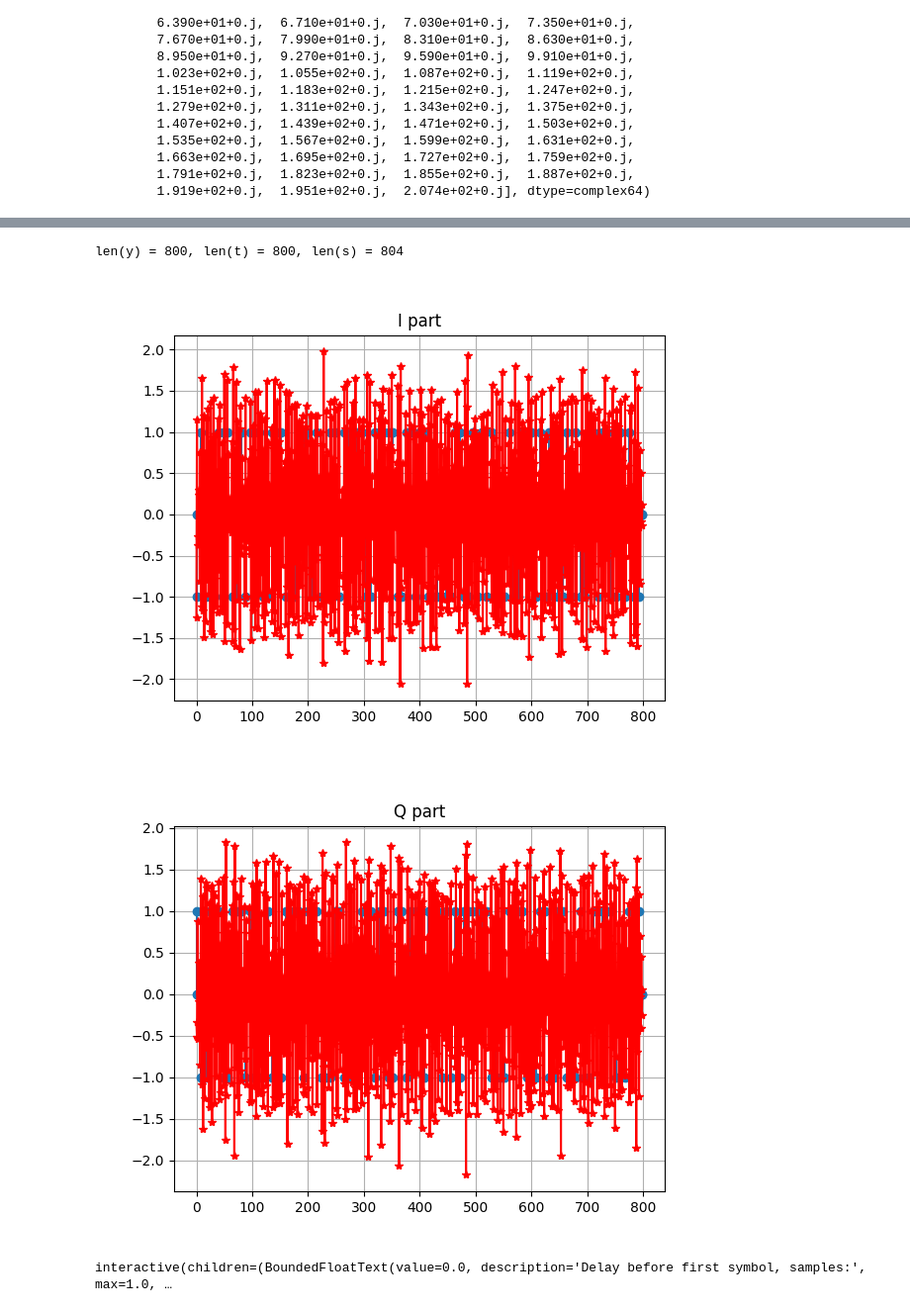
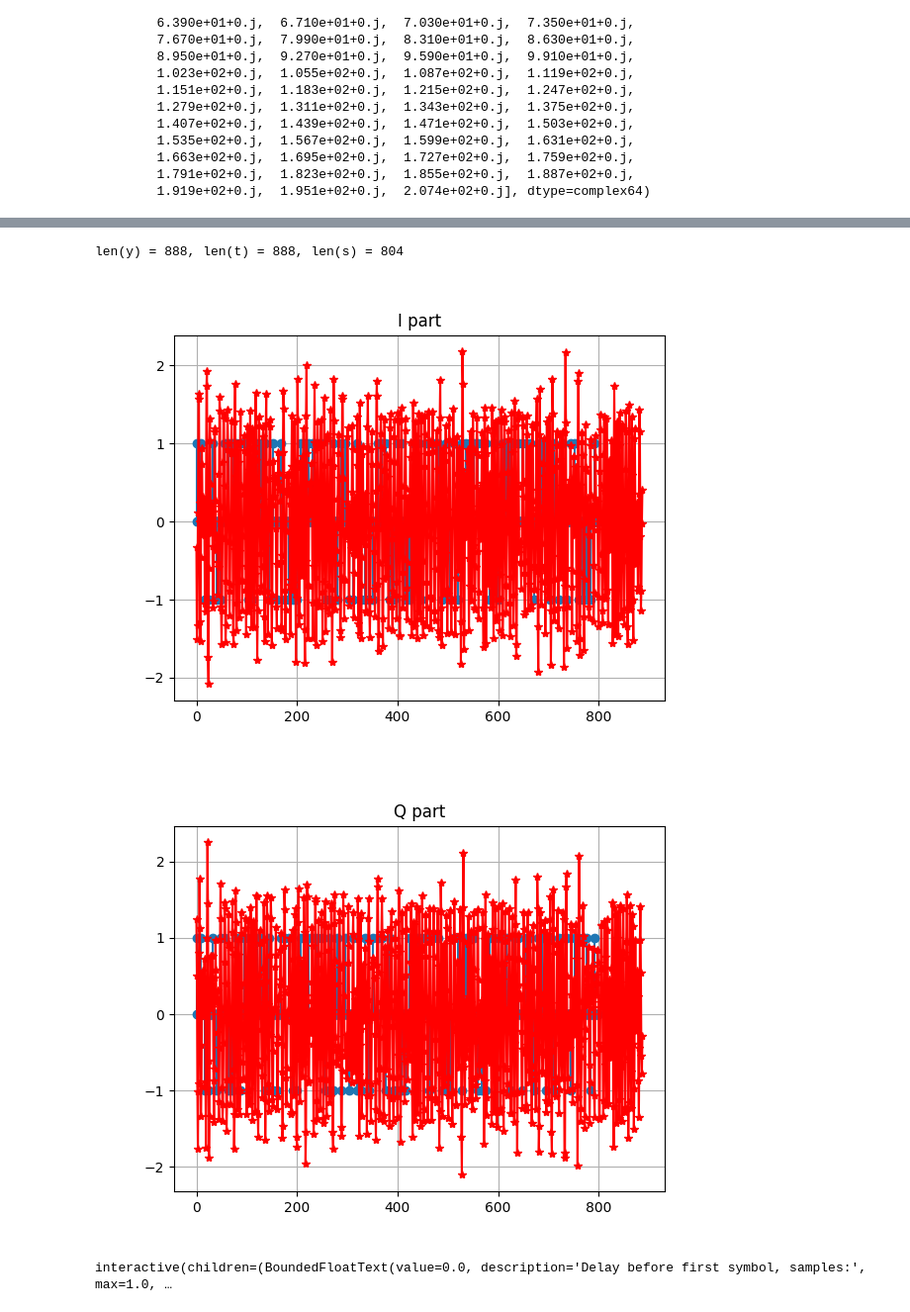
Before and after one commit to incredibleSaint/signal_processing, a Jupyter notebook: qpsk_visualization.ipynb, the cells around one changed output, grey strips where cells are left out. Shown at 99% size. Cells and saved outputs as stored; diff of their text form; code cells hidden in the pictures.

```diff
--- a/qpsk_visualization.ipynb
+++ b/qpsk_visualization.ipynb
@@ -190,7 +236,7 @@ def gen_rcfilter_impulse_response(n, fs):
 # %%
 def add_freq(sig, f0_to_fsig):
     n = np.arange(0, len(sig), 1)
-    mixer = np.exp(1j * 2 * np.pi * f0_to_fsig * n)
+    mixer = np.exp(1j * np.pi * f0_to_fsig * n)
     return sig * mixer
 # %%
 def add_phase(sig, phase):
@@ -211,7 +257,7 @@ def gen_qpsk_symbols(n_symb, fs):
 # %%
 N = 100
 Fs = 8 # f_sampling / f_symbol (SPS)
-f0 = 3.2 # f_carrier / f_symbol
+f0 = 2.5 # f_carrier / f_symbol
 phase_0 = 3 / 9 # semicircles
 delay = 0.1
 
@@ -224,7 +270,7 @@ q = 1
 x0 = delay # it is negative delay
 global s_rc_re_delay
 #lobal qpsk_filtered
-qpsk_filtered = resampling_lagrange_step_ver(qpsk_filtered, 1, 0.1)
+qpsk_filtered = resampling_lagrange_step_ver(qpsk_filtered, 0.9, 0.1)
 #qpsk_filtered = resampling_lagrange(qpsk_filtered, p, q, x0) # qpsk_filt_del
 
 # ----- Add Carrier and initial phase -----
@@ -255,6 +301,6 @@ plt.show()
-len(y) = 800, len(t) = 800, len(s) = 804
+len(y) = 888, len(t) = 888, len(s) = 804
-[figure, old version]
+[figure, new version]
-[figure, old version]
+[figure, new version]
 # %%
 def plot_iq( delay: float, fsymb_to_fsampl: float, phase: float, f0: float):
     print(f"fract omega = {f0}, fsymb_to_fsampl = {fsymb_to_fsampl}, phase = {phase}")
```
Also changed, not shown: parts of 8 cells of this notebook.
